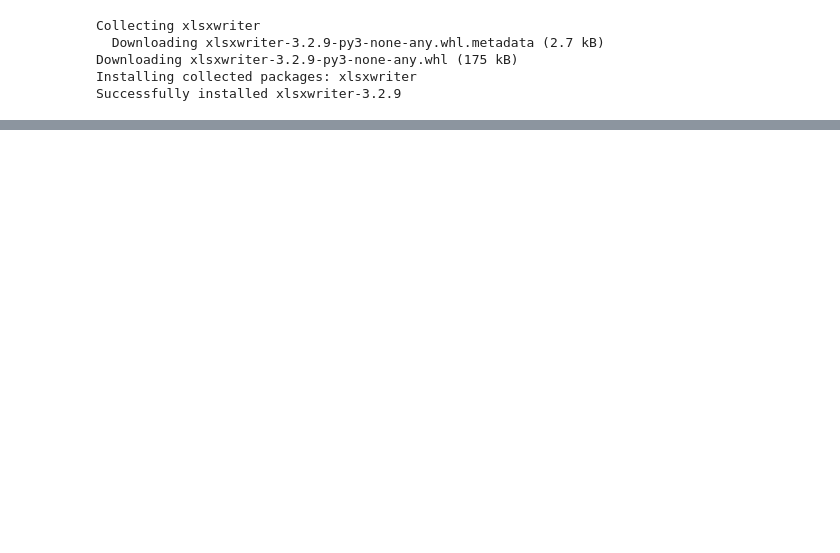
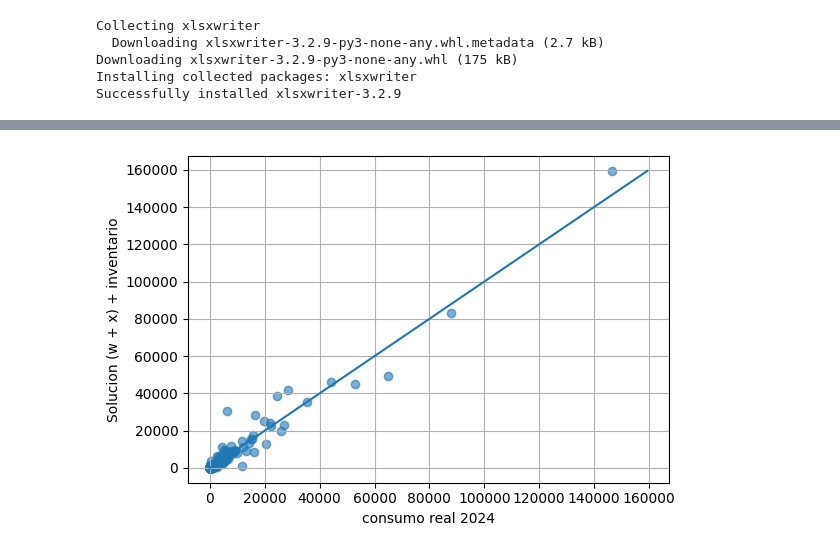
Before and after one commit to martinmjc/farmacias, a Jupyter notebook: bwoFase4.ipynb, the cells around one changed output, grey strips where cells are left out. Cells and saved outputs as stored; diff of their text form; code cells hidden in the pictures; blank space fills up the shorter version.

```diff
--- a/bwoFase4.ipynb
+++ b/bwoFase4.ipynb
@@ -814,0 +900,29 @@ Listo, guardado en: /content/drive/MyDrive/Colab Notebooks/resultados_optimizaci
+# %%
+# 1) planificacion total w + x + inventario
+df_base["q_solucion"] = df_base["w_planificadas"] + df_base["x_extras"] + df_base["Inventario_2023"]
+
+# 2) planificacion poa2024 (lo que programaron + el inventario que ya existia)
+df_base["q_planpoa24"] = df_base["CantidadPoa"] + df_base["Inventario_2023"]
+
+# 3) requerimiento real 2024
+#df_base["r_real"] = df_base["Consumo_2024"]
+
+
+# Errores
+# (A) Comparacion entre planPOA2024 con la realidad
+df_base["e_POA"] = df_base["q_planpoa24"] - df_base["Consumo_2024"]
+df_base["ae_POA"] = df_base["e_POA"].abs()
+
+# (B) Comparacion entre planificad w con la realida
+df_base["e_w"] = df_base["q_solucion"] - df_base["Consumo_2024"]
+df_base["ae_w"] = df_base["e_w"].abs()
+
+# 4) Errores porcentuales (solo si el denominador > 0)
+eps = 1e-9
+df_base["ape_POA_%"] = np.where(df_base["Consumo_2024"]>0,
+                                    100*df_base["ae_POA"]/(df_base["Consumo_2024"]+eps),
+                                    np.nan)
+
+df_base["ape_w_%"] = np.where(df_base["Consumo_2024"]>0,
+                                   100*df_base["ae_w"]/(df_base["Consumo_2024"]+eps),
+                                   np.nan)
@@ -814,0 +985,16 @@ Listo, guardado en: /content/drive/MyDrive/Colab Notebooks/resultados_optimizaci
+# %%
+#3.2. Gráfico 2: Dispersión: Consumo real vs solucion
+plt.figure(figsize=(6,4))
+plt.scatter(df_base["Consumo_2024"], df_base["q_solucion"], alpha=0.6)
+
+maxv = np.nanmax([df_base["Consumo_2024"].max(), df_base["q_solucion"].max()])
+plt.plot([0, maxv], [0, maxv])  # y=x
+
+plt.xlabel("consumo real 2024")
+plt.ylabel("Solucion (w + x) + inventario")
+#plt.title("Gráfico 2: Dispersión: Consumo real vs solucion")
+plt.grid(True)
+plt.tight_layout()
+plt.show()
+# %% [output]
+[figure, added]
```
Also changed, not shown: parts of 29 cells of this notebook, 4 other files.
